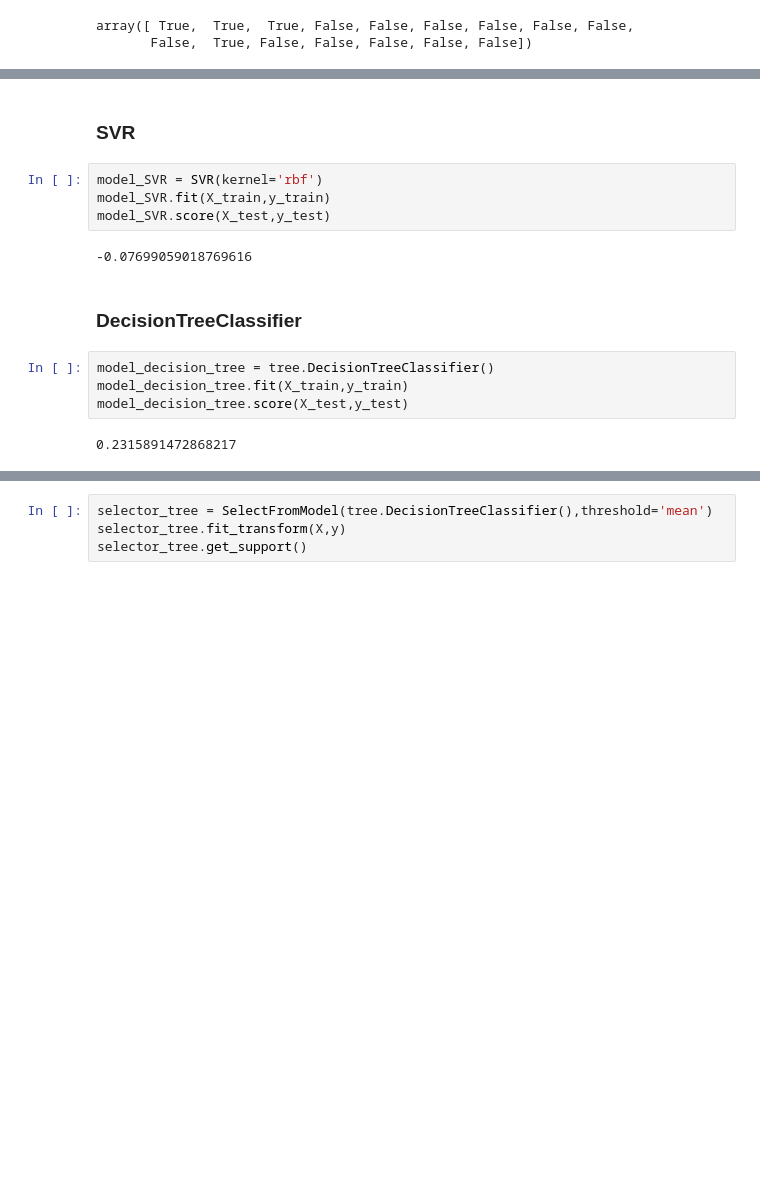
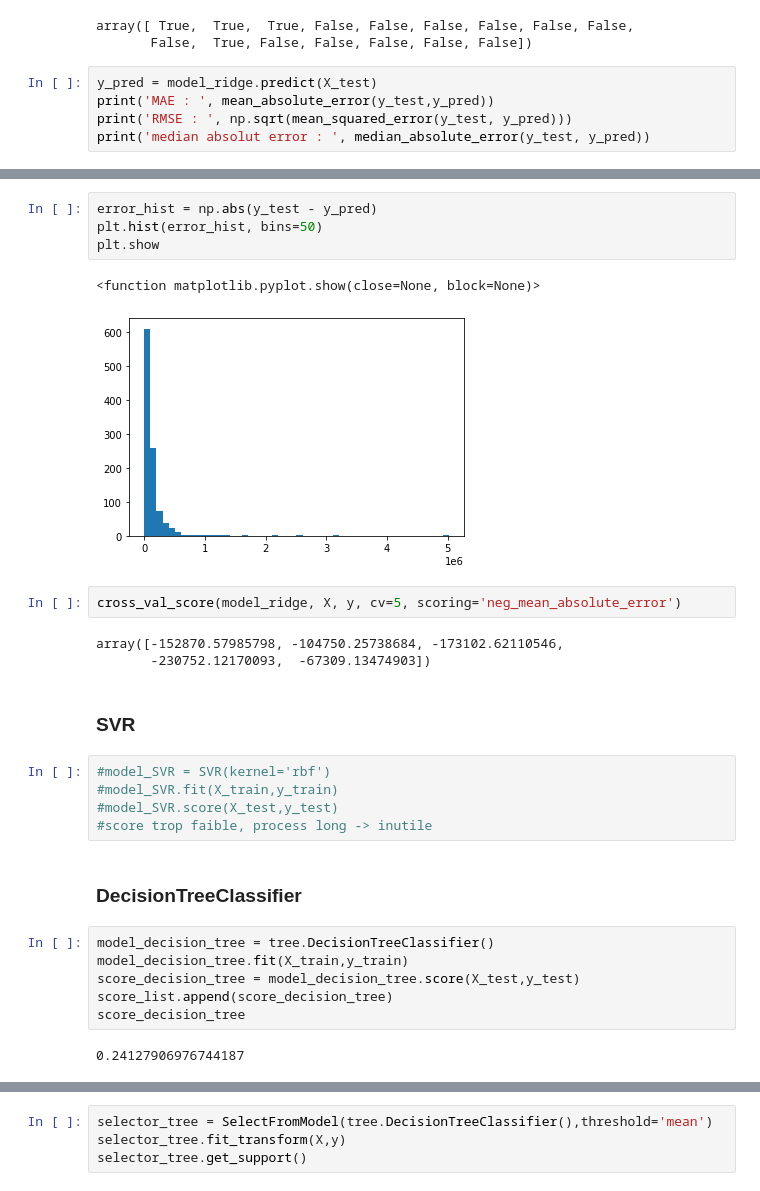
Before and after one commit to sabrineTT/real-estate-prediction, a Jupyter notebook: Julien/test_ML3.ipynb, the cells around one changed output, grey strips where cells are left out. Cells and saved outputs as stored; diff of their text form; blank space fills up the shorter version.

```diff
--- a/Julien/test_ML3.ipynb
+++ b/Julien/test_ML3.ipynb
@@ -87,3 +159,8 @@ Ridge_selector.get_support()
 # %% [output]
 array([ True,  True,  True, False, False, False, False, False, False,
        False,  True, False, False, False, False, False])
+# %%
+y_pred = model_ridge.predict(X_test)
+print('MAE : ', mean_absolute_error(y_test,y_pred))
+print('RMSE : ', np.sqrt(mean_squared_error(y_test, y_pred)))
+print('median absolut error : ', median_absolute_error(y_test, y_pred))
@@ -90,19 +179,32 @@ array([ True,  True,  True, False, False, False, False, False, False,
+# %%
+error_hist = np.abs(y_test - y_pred)
+plt.hist(error_hist, bins=50)
+plt.show
+# %% [output]
+<function matplotlib.pyplot.show(close=None, block=None)>
+[figure, added]
+# %%
+cross_val_score(model_ridge, X, y, cv=5, scoring='neg_mean_absolute_error')
+# %% [output]
+array([-152870.57985798, -104750.25738684, -173102.62110546,
+       -230752.12170093,  -67309.13474903])
 # %% [markdown]
 ### SVR
 # %%
-model_SVR = SVR(kernel='rbf')
-model_SVR.fit(X_train,y_train)
-model_SVR.score(X_test,y_test)
+#model_SVR = SVR(kernel='rbf')
+#model_SVR.fit(X_train,y_train)
+#model_SVR.score(X_test,y_test)
+#score trop faible, process long -> inutile
-# %% [output]
--0.07699059018769616
 # %% [markdown]
 ### DecisionTreeClassifier
 # %%
 model_decision_tree = tree.DecisionTreeClassifier()
 model_decision_tree.fit(X_train,y_train)
-model_decision_tree.score(X_test,y_test)
+score_decision_tree = model_decision_tree.score(X_test,y_test)
+score_list.append(score_decision_tree)
+score_decision_tree
 # %% [output]
-0.2315891472868217
+0.24127906976744187
 # %%
 cross_val_score(model_decision_tree, X, y, cv=5)
 # %% [output]
```
Also changed, not shown: parts of 47 cells of this notebook.
